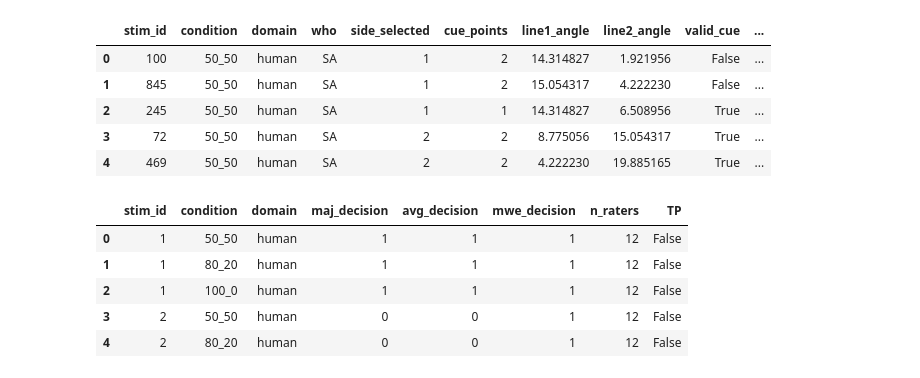
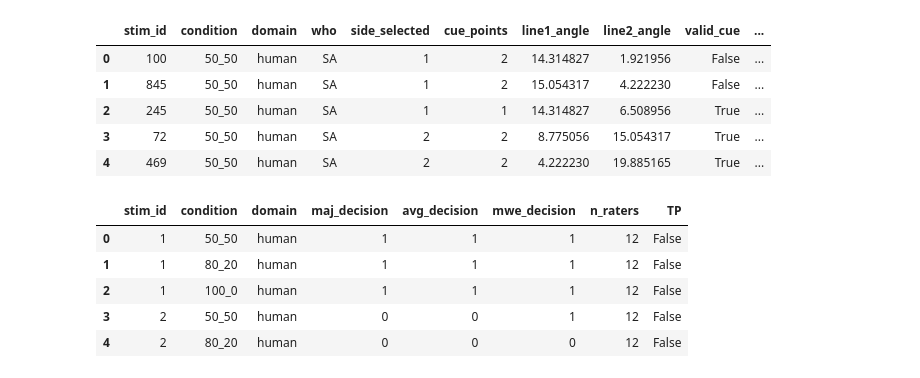
Before and after one commit to AdamRychtecky8/Flexible-Wisdom, a Jupyter notebook: notebooks/cueing.ipynb, the cells around one changed output. Cells and saved outputs as stored; diff of their text form; code cells hidden in the pictures.

```diff
--- a/notebooks/cueing.ipynb
+++ b/notebooks/cueing.ipynb
@@ -527,32 +527,32 @@ def compute_trial_aggregates(
         })
 
     out = grouped.apply(_apply).reset_index()
     return out
 
 trial_aggregates = compute_trial_aggregates(
     hum,
     group_cols=("stim_id", "condition", "domain"),
     response_col="response",
     confidence_col="confidence",
-    exception_conf_values=(5, 6),   # as requested: if any has 5 or 6 -> 1
+    exception_conf_values=(6, 6),   # as requested: if any has 5 or 6 -> 1
     tie_to_one=True                 # ties go to 1; change to False if you prefer 0
 )
 
 
 tp_per_trial = (
     hum.groupby(["stim_id", "condition", "domain"], dropna=False)["TP"]
        .first()
        .reset_index()
 )
 
 trial_aggregates = trial_aggregates.merge(tp_per_trial, on=["stim_id", "condition", "domain"], how="left")
 
 # Preview
 display(trial_aggregates.head())
 # %% [output]
 |  | stim_id | condition | domain | maj_decision | avg_decision | mwe_decision | n_raters | TP |
 | 0 | 1 | 50_50 | human | 1 | 1 | 1 | 12 | False |
 | 1 | 1 | 80_20 | human | 1 | 1 | 1 | 12 | False |
 | 2 | 1 | 100_0 | human | 1 | 1 | 1 | 12 | False |
 | 3 | 2 | 50_50 | human | 0 | 0 | 1 | 12 | False |
-| 4 | 2 | 80_20 | human | 0 | 0 | 1 | 12 | False |
+| 4 | 2 | 80_20 | human | 0 | 0 | 0 | 12 | False |
```
Also changed, not shown: parts of 5 cells of this notebook.
